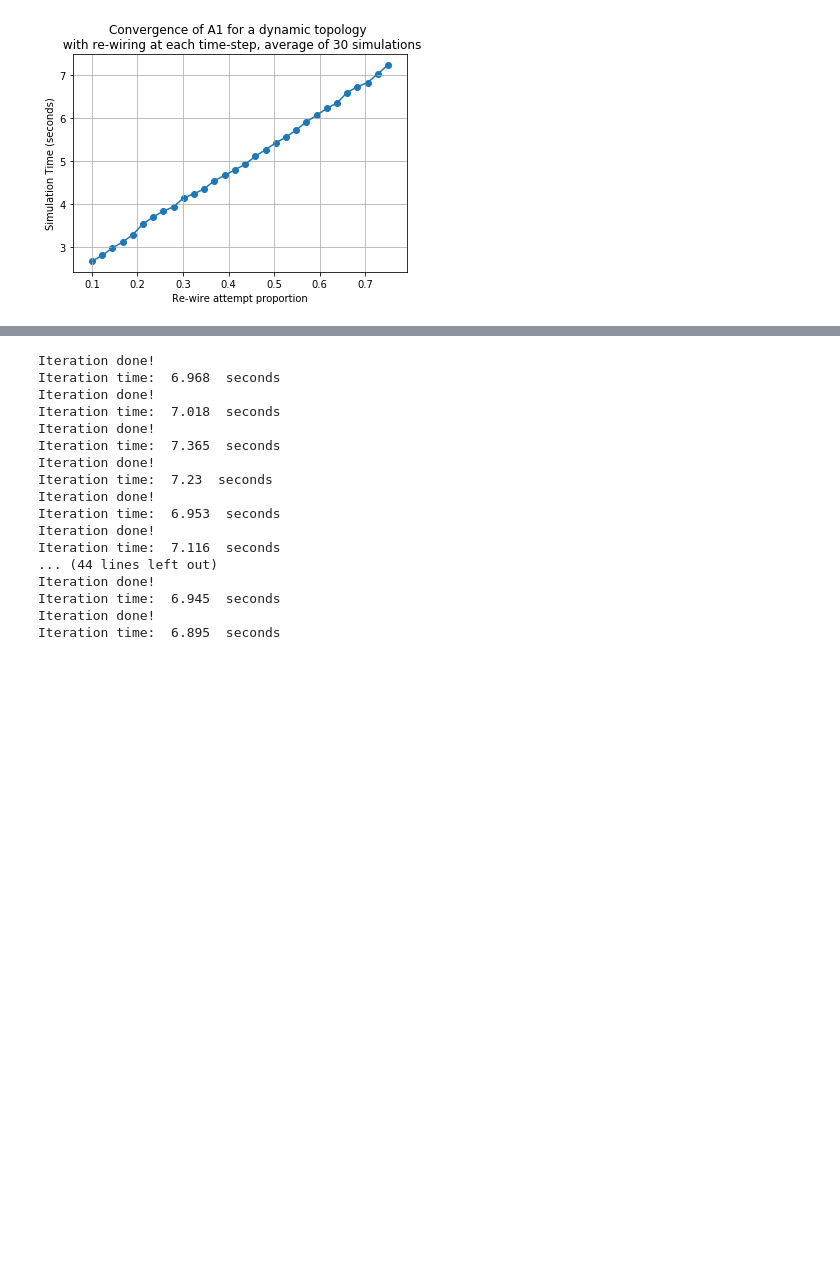
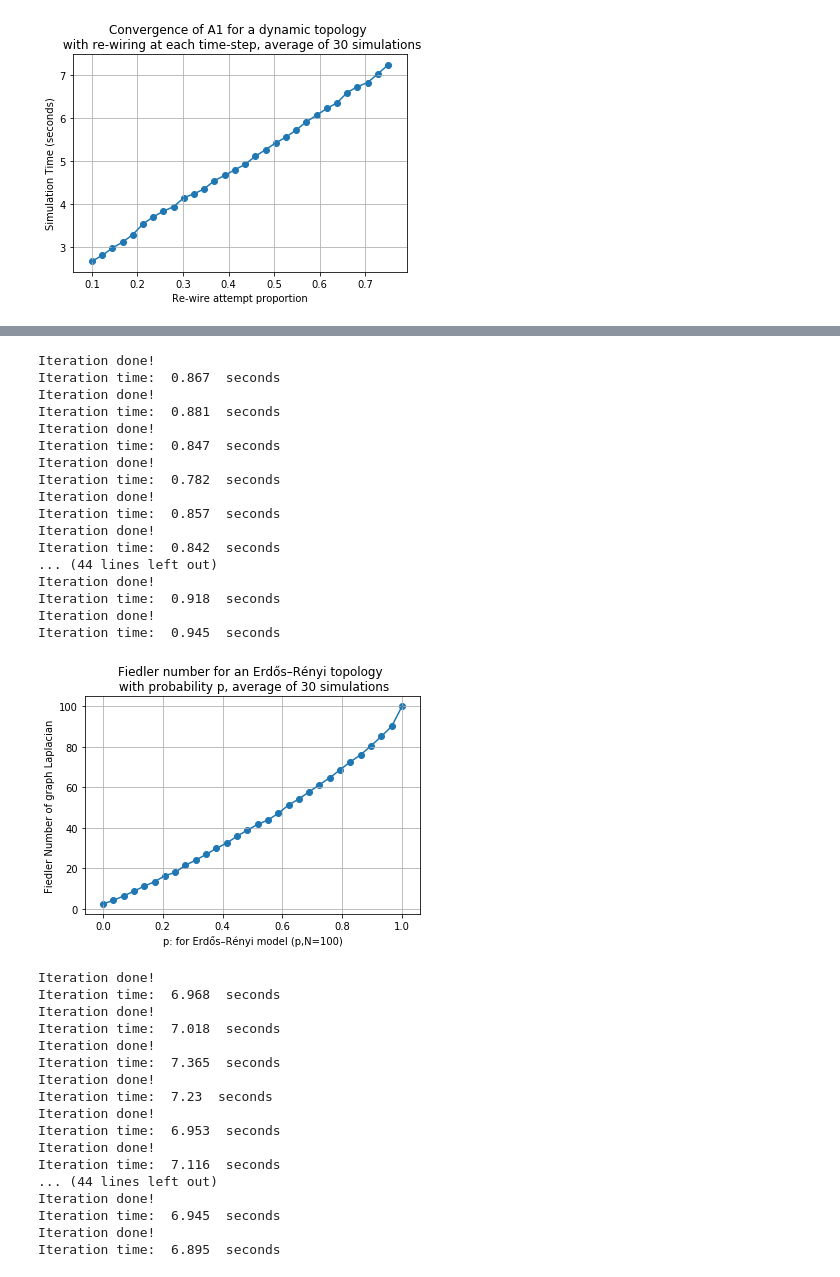
Before and after one commit to harveydevereux/Consensus, a Jupyter notebook: Notes/consensus.ipynb, the cells around one changed output, grey strips where cells are left out. Drawn from its saved outputs; the diff is of its cells as text; code cells hidden in the pictures; blank space fills up the shorter version.

```diff
--- a/Notes/consensus.ipynb
+++ b/Notes/consensus.ipynb
@@ -631,3 +674,37 @@ pickle.dump(Results_ws_f, open("ws_30_f","wb"))
+# %%
+n_iterations=30
+n_probs=30
+F = np.zeros((n_iterations,n_probs))
+for i in range(0,n_iterations):
+    F[i,:] = er_fiedler(n_probs)
+
+plt.scatter(np.linspace(0,1,len(F[0])),np.mean(F,axis=0))
+plt.plot(np.linspace(0,1,len(F[0])),np.mean(F,axis=0))
+plt.ylabel("Fiedler Number of graph Laplacian")
+plt.xlabel("p: for Erdős–Rényi model (p,N={0})".format(100))
+plt.title("Fiedler number for an Erdős–Rényi topology \n with probability p, average of {0} simulations".format(n_iterations))
+plt.grid()
+
+plt.savefig("er Consensus fiedler",bbpx_inches='tight')
+# %% [output]
+Iteration done!
+Iteration time:  0.867  seconds
+Iteration done!
+Iteration time:  0.881  seconds
+Iteration done!
+Iteration time:  0.847  seconds
+Iteration done!
+Iteration time:  0.782  seconds
+Iteration done!
+Iteration time:  0.857  seconds
+Iteration done!
+Iteration time:  0.842  seconds
+... (44 lines left out)
+Iteration done!
+Iteration time:  0.918  seconds
+Iteration done!
+Iteration time:  0.945  seconds
+[figure, added]
 # %%
 n_iterations=30
 n_probs=30
```
Also changed, not shown: parts of 15 cells of this notebook, 12 other files.
